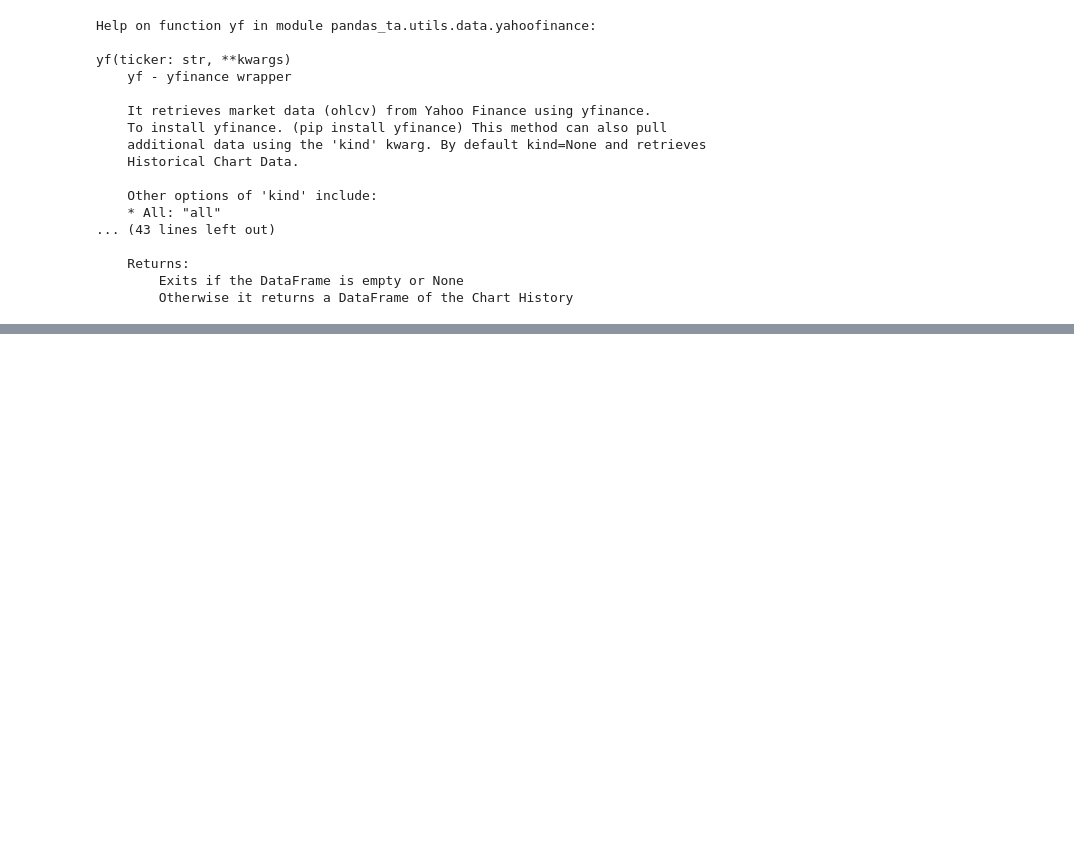
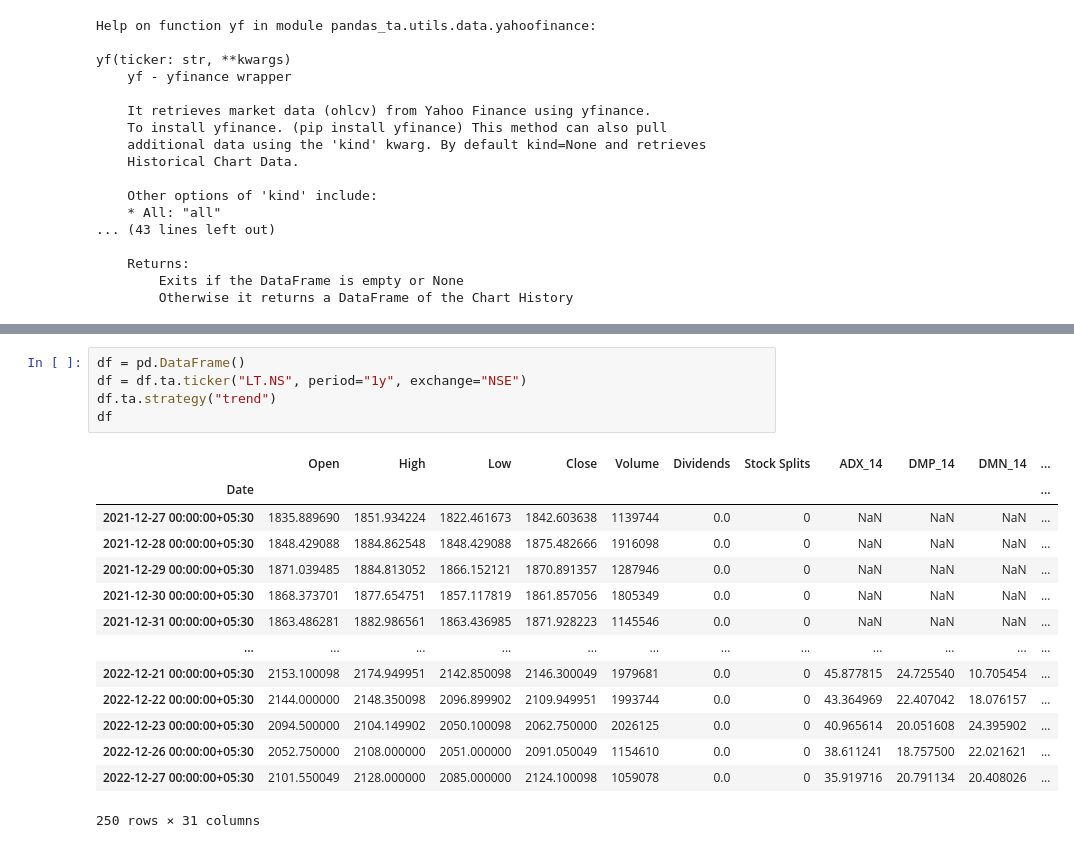
Before and after one commit to SohamDesai1/Trading, a Jupyter notebook: stocks_algo/pandas-ta.ipynb, the cells around one changed output, grey strips where cells are left out. Saved outputs shown, nothing was run; the diff lists cells and outputs as text; blank space fills up the shorter version.

```diff
--- a/stocks_algo/pandas-ta.ipynb
+++ b/stocks_algo/pandas-ta.ipynb
@@ -155 +160,21 @@ rel
 250 rows × 7 columns
+# %%
+df = pd.DataFrame()
+df = df.ta.ticker("LT.NS", period="1y", exchange="NSE")
+df.ta.strategy("trend")
+df
+# %% [output]
+|  | Open | High | Low | Close | Volume | Dividends | Stock Splits | ADX_14 | DMP_14 | DMN_14 | ... |
+| Date |  |  |  |  |  |  |  |  |  |  | ... |
+| 2021-12-27 00:00:00+05:30 | 1835.889690 | 1851.934224 | 1822.461673 | 1842.603638 | 1139744 | 0.0 | 0 | NaN | NaN | NaN | ... |
+| 2021-12-28 00:00:00+05:30 | 1848.429088 | 1884.862548 | 1848.429088 | 1875.482666 | 1916098 | 0.0 | 0 | NaN | NaN | NaN | ... |
+| 2021-12-29 00:00:00+05:30 | 1871.039485 | 1884.813052 | 1866.152121 | 1870.891357 | 1287946 | 0.0 | 0 | NaN | NaN | NaN | ... |
+| 2021-12-30 00:00:00+05:30 | 1868.373701 | 1877.654751 | 1857.117819 | 1861.857056 | 1805349 | 0.0 | 0 | NaN | NaN | NaN | ... |
+| 2021-12-31 00:00:00+05:30 | 1863.486281 | 1882.986561 | 1863.436985 | 1871.928223 | 1145546 | 0.0 | 0 | NaN | NaN | NaN | ... |
+| ... | ... | ... | ... | ... | ... | ... | ... | ... | ... | ... | ... |
+| 2022-12-21 00:00:00+05:30 | 2153.100098 | 2174.949951 | 2142.850098 | 2146.300049 | 1979681 | 0.0 | 0 | 45.877815 | 24.725540 | 10.705454 | ... |
+| 2022-12-22 00:00:00+05:30 | 2144.000000 | 2148.350098 | 2096.899902 | 2109.949951 | 1993744 | 0.0 | 0 | 43.364969 | 22.407042 | 18.076157 | ... |
+| 2022-12-23 00:00:00+05:30 | 2094.500000 | 2104.149902 | 2050.100098 | 2062.750000 | 2026125 | 0.0 | 0 | 40.965614 | 20.051608 | 24.395902 | ... |
+| 2022-12-26 00:00:00+05:30 | 2052.750000 | 2108.000000 | 2051.000000 | 2091.050049 | 1154610 | 0.0 | 0 | 38.611241 | 18.757500 | 22.021621 | ... |
+| 2022-12-27 00:00:00+05:30 | 2101.550049 | 2128.000000 | 2085.000000 | 2124.100098 | 1059078 | 0.0 | 0 | 35.919716 | 20.791134 | 20.408026 | ... |
+250 rows × 31 columns
```
Also changed, not shown: parts of 4 cells of this notebook.
